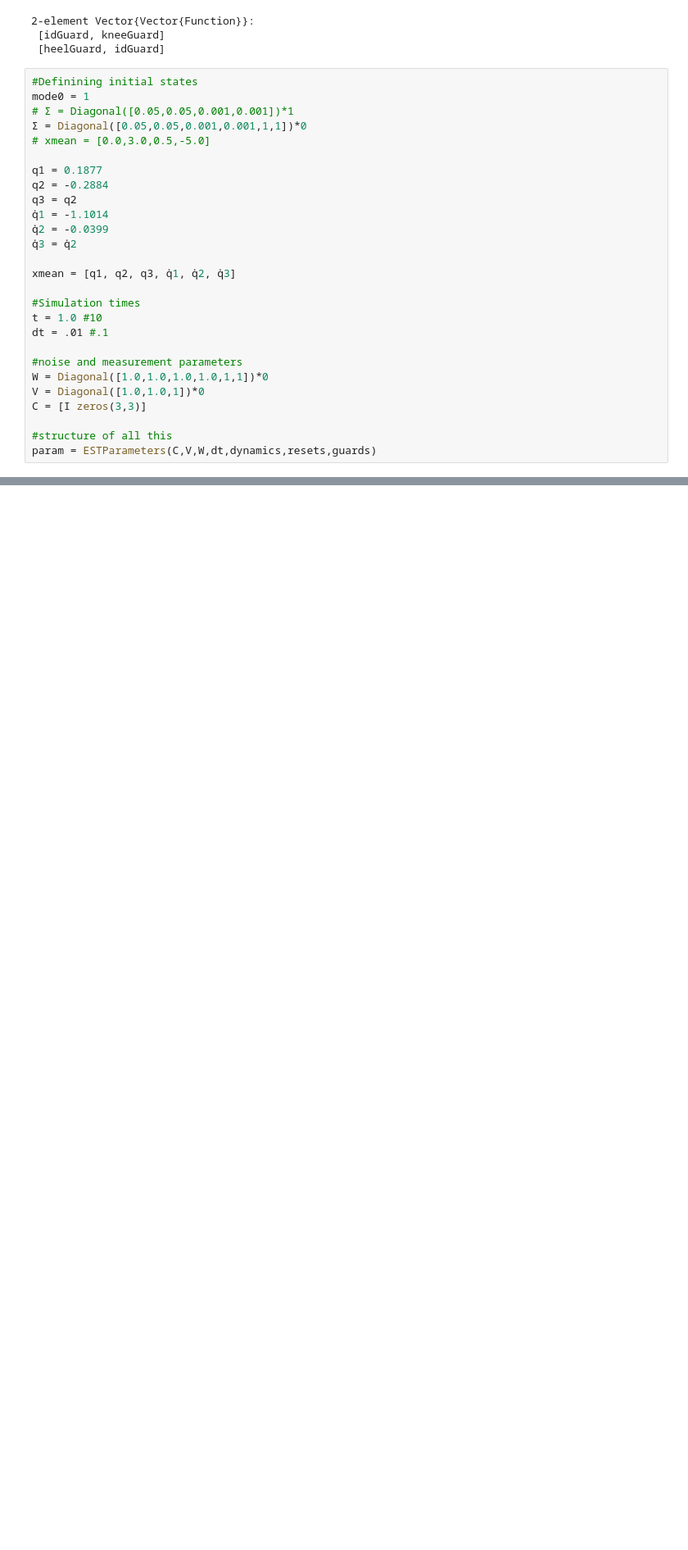
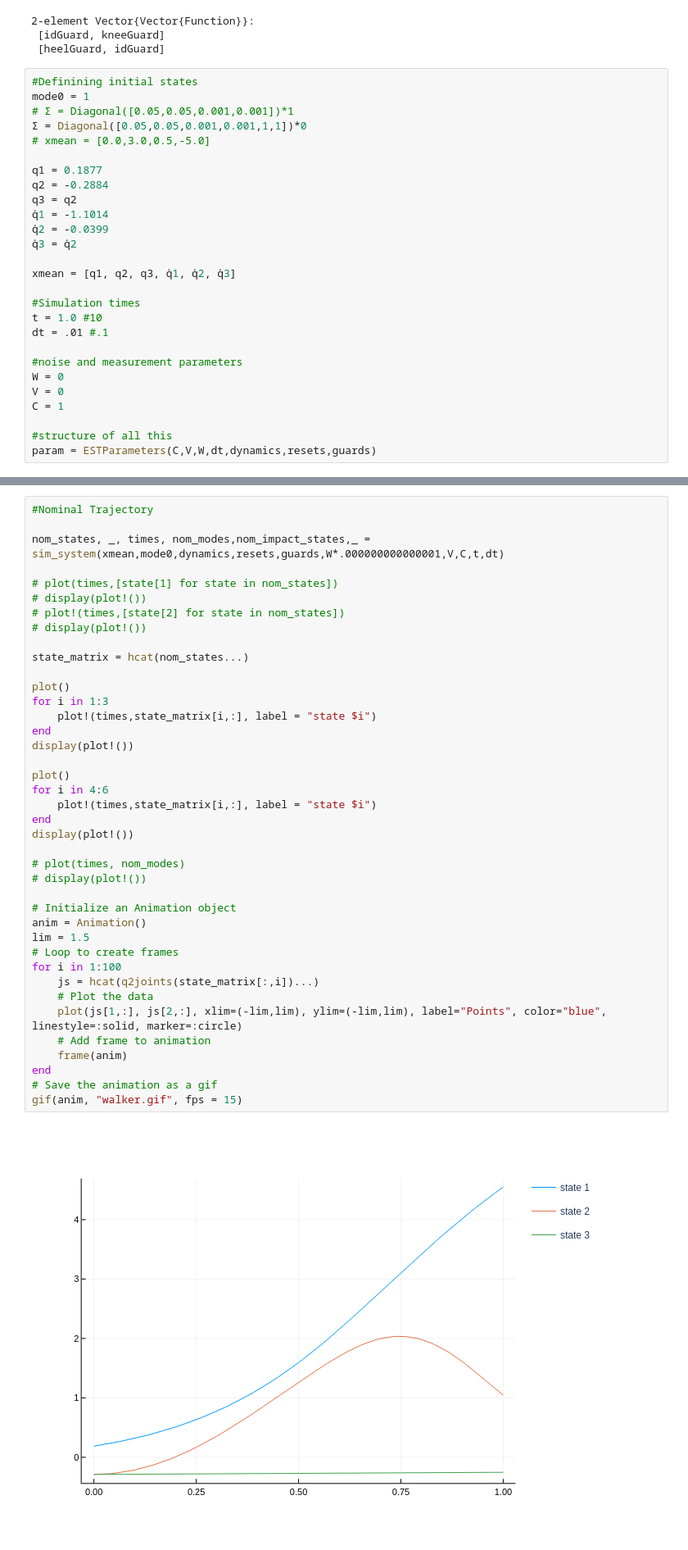
Before and after one commit to stevenwman/OCRL-Walker-Project, a Jupyter notebook: juliaImplementation/juliaImplementation/src/simulate_ball.ipynb, the cells around one changed output, grey strips where cells are left out. Shown: that part at 82% size. Drawn from its saved outputs; the diff is of its cells as text; blank space fills up the shorter version.

Commit message:
tried animation and adding dynamics

```diff
--- a/juliaImplementation/juliaImplementation/src/simulate_ball.ipynb
+++ b/juliaImplementation/juliaImplementation/src/simulate_ball.ipynb
@@ -55,9 +55,9 @@ t = 1.0 #10
 dt = .01 #.1
 
 #noise and measurement parameters
-W = Diagonal([1.0,1.0,1.0,1.0,1,1])*0
-V = Diagonal([1.0,1.0,1])*0
-C = [I zeros(3,3)]
+W = 0
+V = 0
+C = 1
 
 #structure of all this
 param = ESTParameters(C,V,W,dt,dynamics,resets,guards)
@@ -75,0 +66,42 @@ BoundsError: BoundsError: attempt to access 2-element Vector{Float64} at index [
+# %%
+#Nominal Trajectory
+
+nom_states, _, times, nom_modes,nom_impact_states,_ = sim_system(xmean,mode0,dynamics,resets,guards,W*.000000000000001,V,C,t,dt)
+
+# plot(times,[state[1] for state in nom_states])
+# display(plot!())
+# plot!(times,[state[2] for state in nom_states])
+# display(plot!())
+
+state_matrix = hcat(nom_states...)
+
+plot()
+for i in 1:3
+    plot!(times,state_matrix[i,:], label = "state $i")
+end
+display(plot!())
+
+plot()
+for i in 4:6
+    plot!(times,state_matrix[i,:], label = "state $i")
+end
+display(plot!())
+
+# plot(times, nom_modes)
+# display(plot!())
+
+# Initialize an Animation object
+anim = Animation()
+lim = 1.5
+# Loop to create frames
+for i in 1:100
+    js = hcat(q2joints(state_matrix[:,i])...)
+    # Plot the data
+    plot(js[1,:], js[2,:], xlim=(-lim,lim), ylim=(-lim,lim), label="Points", color="blue", linestyle=:solid, marker=:circle)
+    # Add frame to animation
+    frame(anim)
+end
+# Save the animation as a gif
+gif(anim, "walker.gif", fps = 15)
+# %% [output]
+[figure, added]
```
Also changed, not shown: parts of 4 cells of this notebook, 3 other files.
